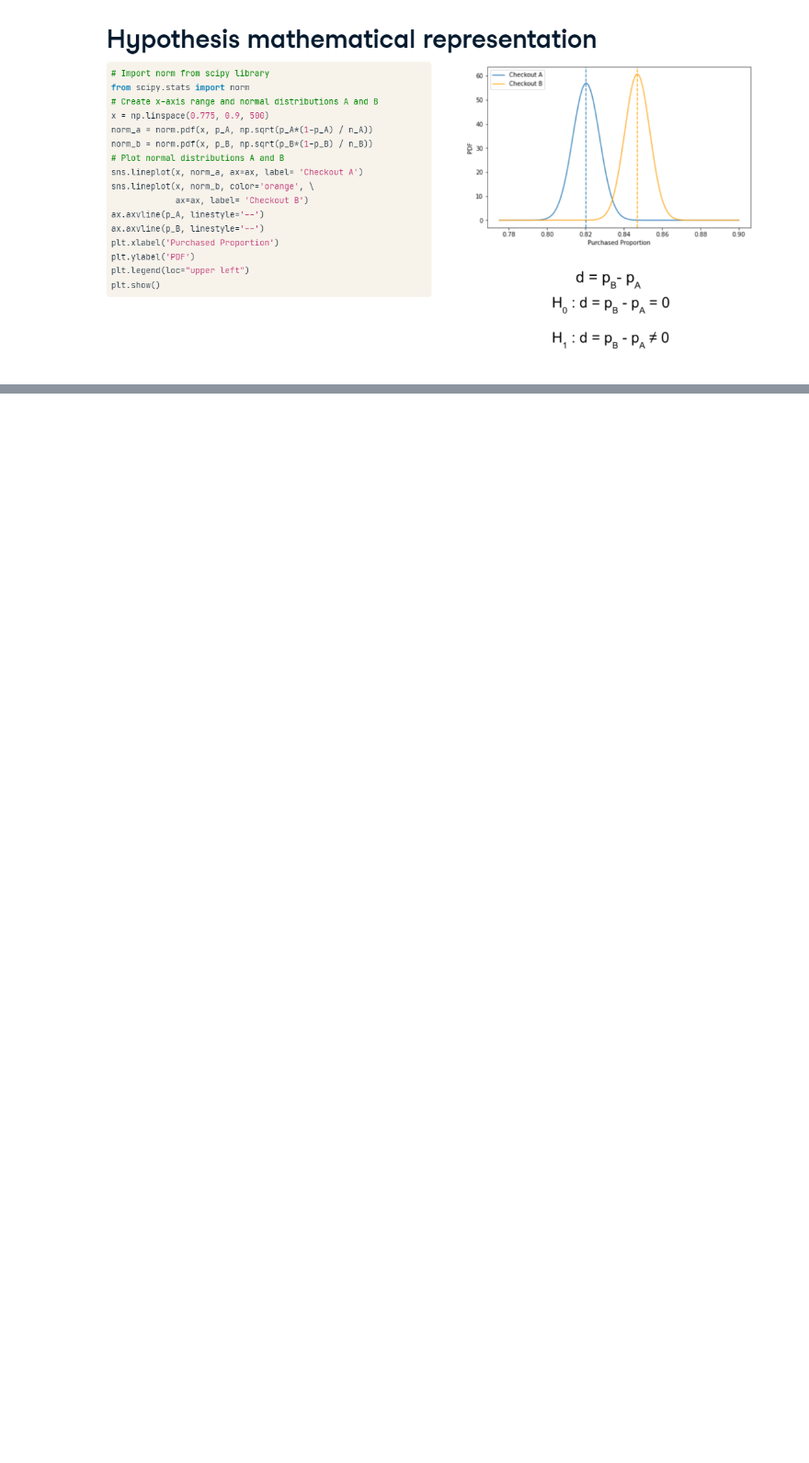
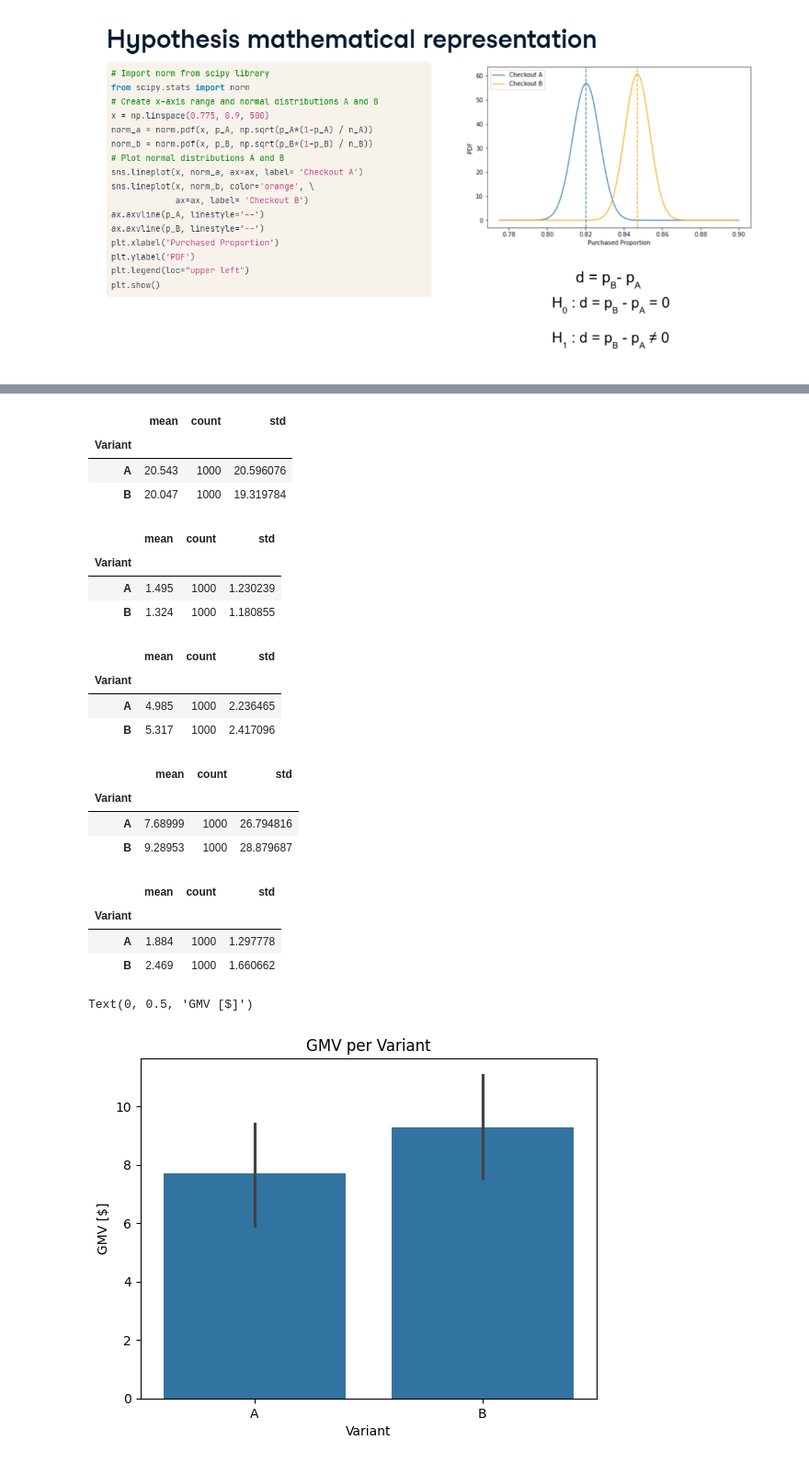
Before and after one commit to Kalpayam/Assessment, a Jupyter notebook: a_b_test.ipynb, the cells around one changed output, grey strips where cells are left out. Shown at 92% size. Cells and saved outputs as stored; diff of their text form; code cells hidden in the pictures; blank space fills up the shorter version.

```diff
--- a/a_b_test.ipynb
+++ b/a_b_test.ipynb
@@ -143,0 +221,2 @@ FileNotFoundError: [Errno 2] No such file or directory: 'G:\\My Drive\\Hyper Isl
+# %%
+data = pd.read_csv("assessment_da25.csv")
@@ -143,0 +261,43 @@ FileNotFoundError: [Errno 2] No such file or directory: 'G:\\My Drive\\Hyper Isl
+# %%
+data.groupby('Variant')['Time on Page (sec)'].agg({'mean','std','count'})
+# %% [output]
+|  | mean | count | std |
+| Variant |  |  |  |
+| A | 20.543 | 1000 | 20.596076 |
+| B | 20.047 | 1000 | 19.319784 |
+# %%
+data.groupby('Variant')['Clicks on media'].agg({'mean','std','count'})
+# %% [output]
+|  | mean | count | std |
+| Variant |  |  |  |
+| A | 1.495 | 1000 | 1.230239 |
+| B | 1.324 | 1000 | 1.180855 |
+# %%
+data.groupby('Variant')['Number of page views'].agg({'mean','std','count'})
+# %% [output]
+|  | mean | count | std |
+| Variant |  |  |  |
+| A | 4.985 | 1000 | 2.236465 |
+| B | 5.317 | 1000 | 2.417096 |
+# %%
+data.groupby('Variant')['GMV (in $)'].agg({'mean','std','count'})
+# %% [output]
+|  | mean | count | std |
+| Variant |  |  |  |
+| A | 7.68999 | 1000 | 26.794816 |
+| B | 9.28953 | 1000 | 28.879687 |
+# %%
+data.groupby('Variant')['Number of add to cart'].agg({'mean','std','count'})
+# %% [output]
+|  | mean | count | std |
+| Variant |  |  |  |
+| A | 1.884 | 1000 | 1.297778 |
+| B | 2.469 | 1000 | 1.660662 |
+# %%
+sns.barplot(x=data['Variant'], y=data['GMV (in $)'], estimator=np.mean)
+plt.title('GMV per Variant')
+plt.xlabel('Variant')
+plt.ylabel('GMV [$]')
+# %% [output]
+Text(0, 0.5, 'GMV [$]')
+[figure, added]
```
Also changed, not shown: parts of 26 cells of this notebook, 1 other file.
